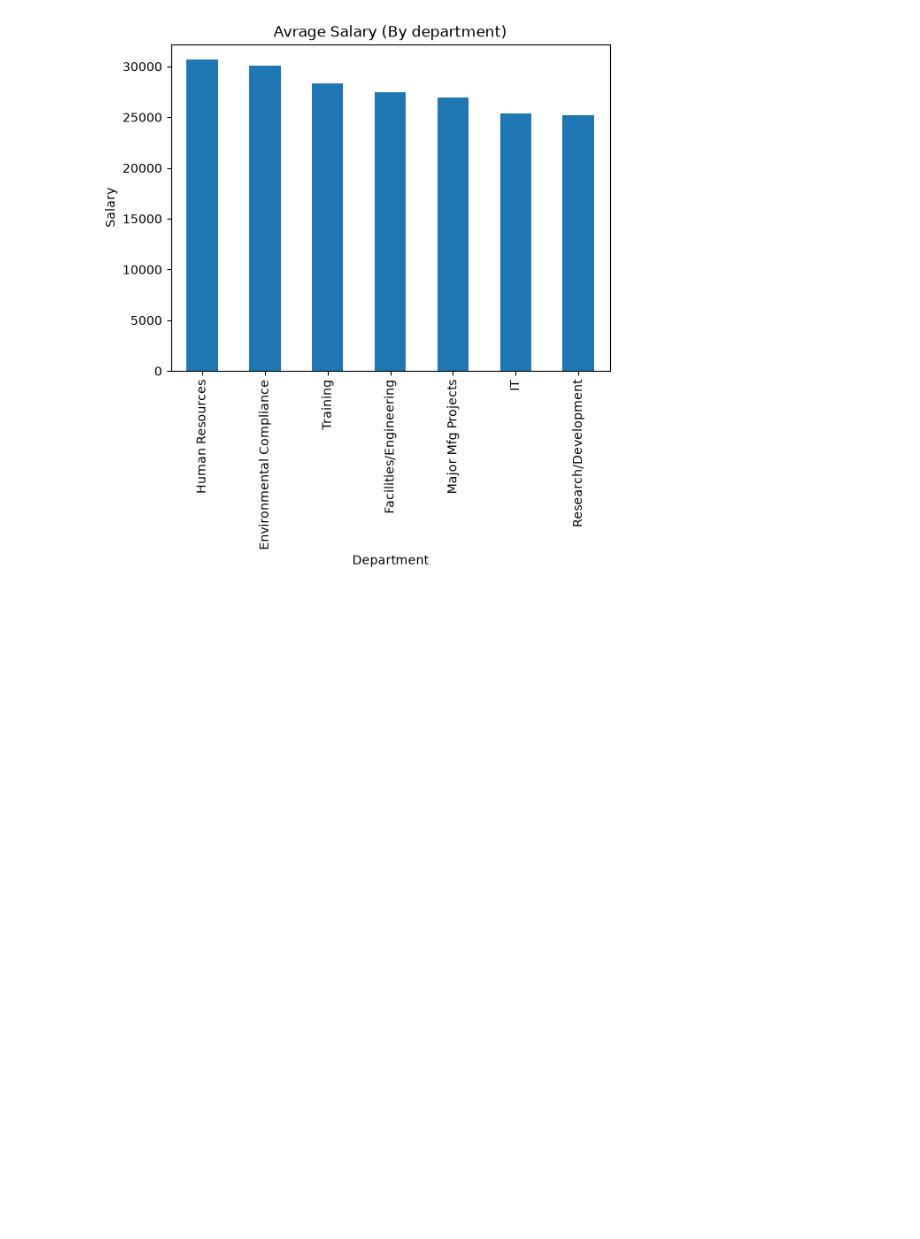
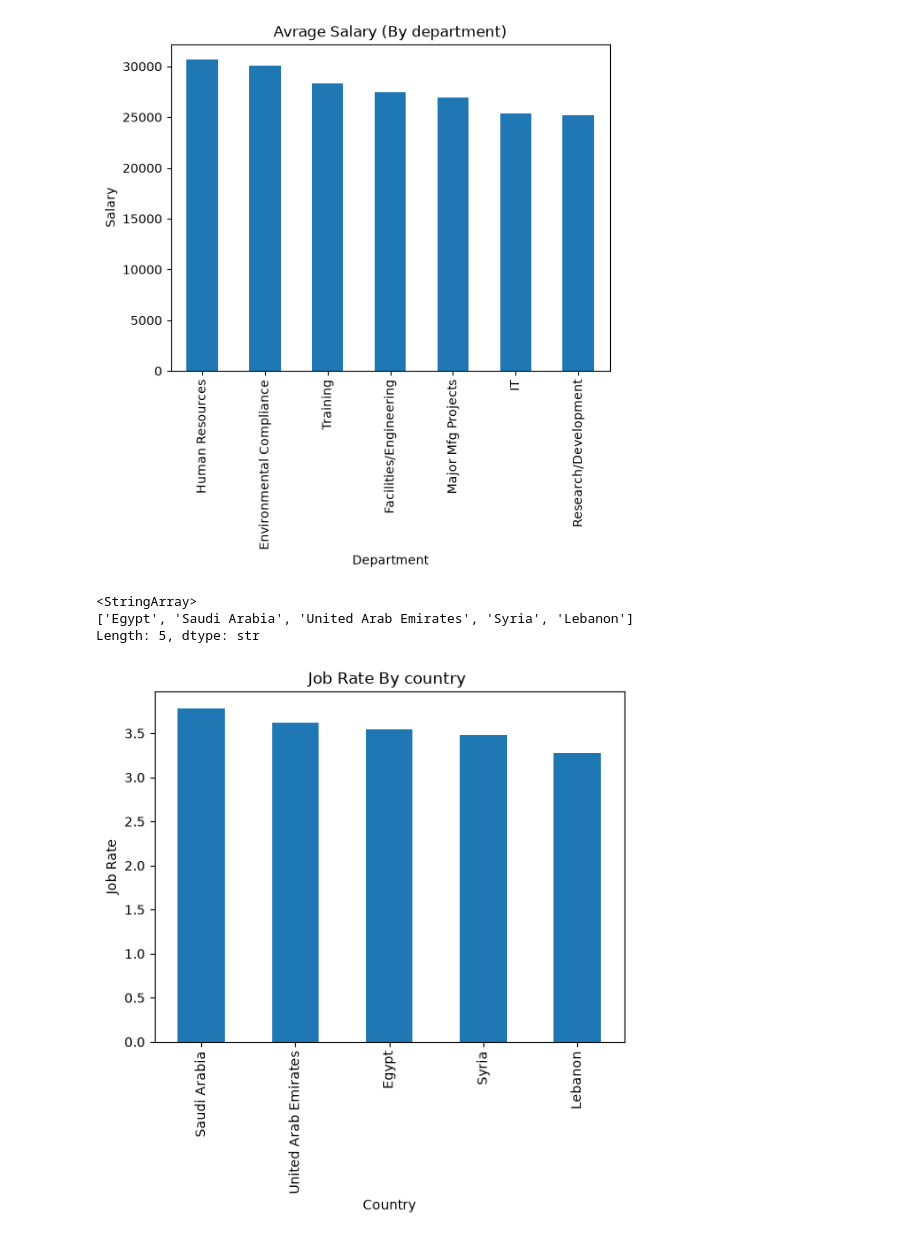
Before and after one commit to khaled-mansour76/employee-workforce-analytics-ml, a Jupyter notebook: analysis_model.ipynb, the cells around one changed output. Drawn from its saved outputs; the diff is of its cells as text; code cells hidden in the pictures; blank space fills up the shorter version.

```diff
--- a/analysis_model.ipynb
+++ b/analysis_model.ipynb
@@ -104,3 +104,17 @@ plt.ylabel("Salary")
 plt.show()
 # %% [output]
 [figure]
+# %%
+data["Country"].unique()
+# %% [output]
+<StringArray>
+['Egypt', 'Saudi Arabia', 'United Arab Emirates', 'Syria', 'Lebanon']
+Length: 5, dtype: str
+# %%
+data.groupby("Country")["Job Rate"].mean().sort_values(ascending= False).plot(kind="bar")
+plt.title("Job Rate By country ")
+plt.xlabel("Country")
+plt.ylabel("Job Rate")
+plt.show()
+# %% [output]
+[figure, added]
```
Also changed, not shown: parts of 11 cells of this notebook.
